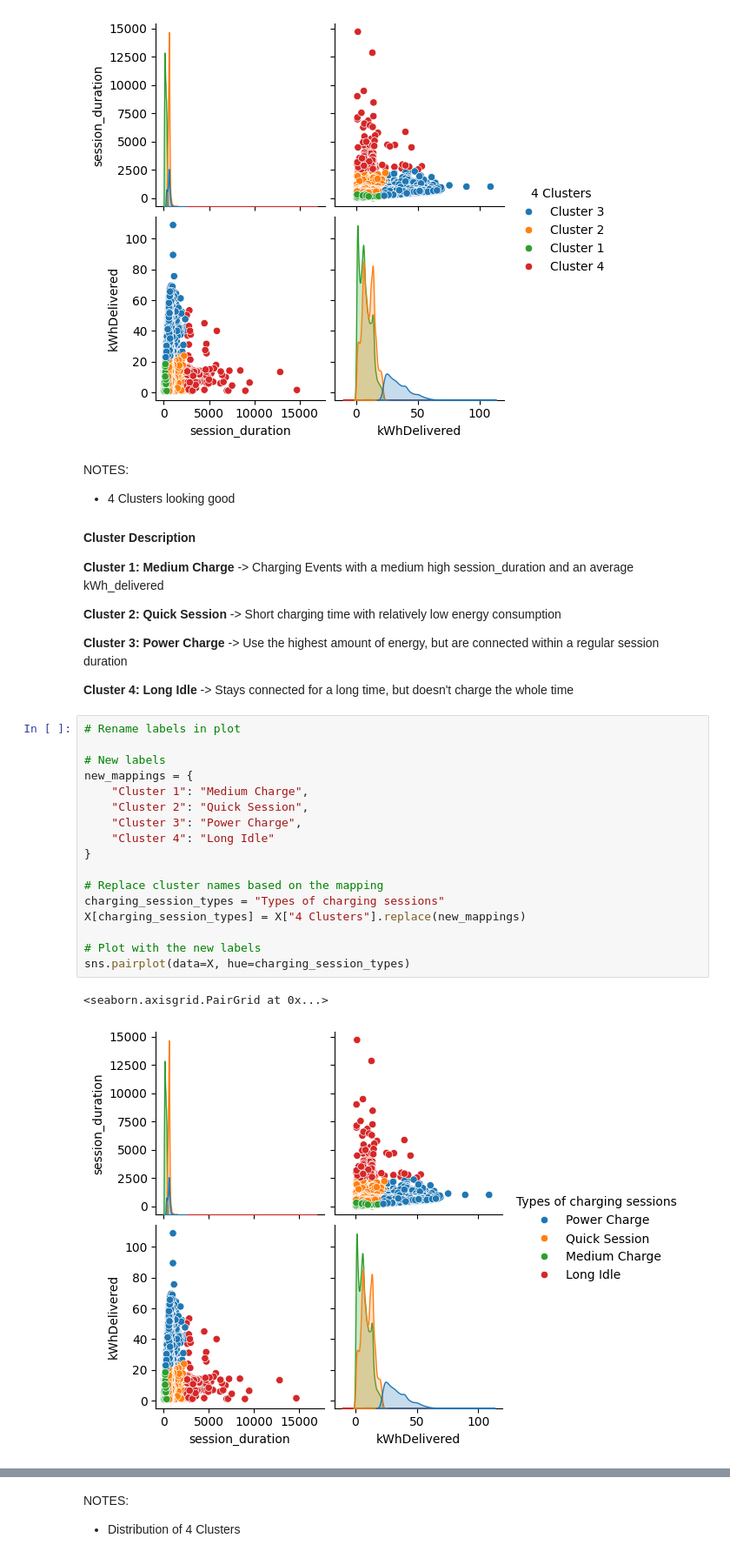
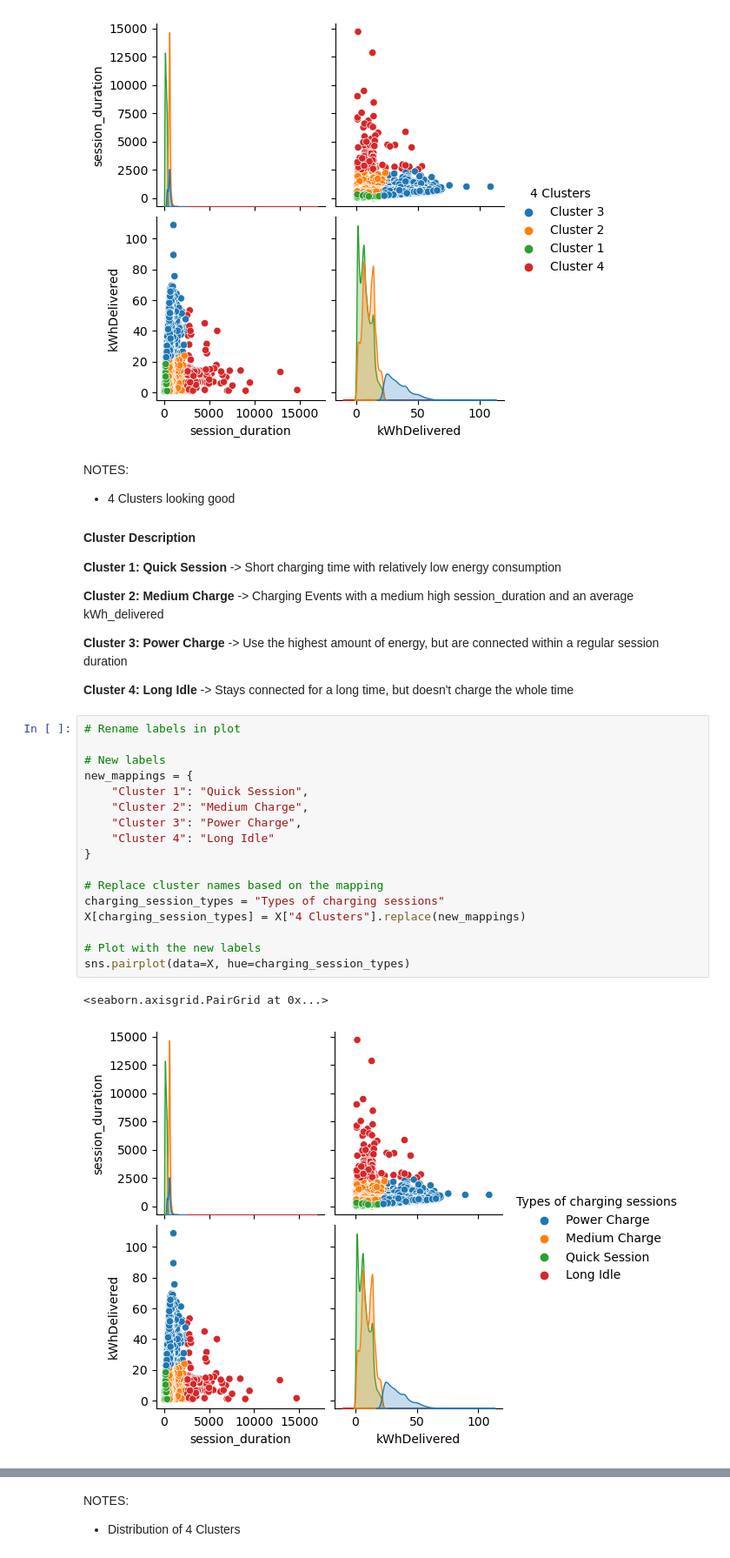
Before and after one commit to Amocon/A-Team_AA-Team-Assignment_2024, a Jupyter notebook: aa_team_assignment/03_clustering_analysis.ipynb, the cells around one changed output, grey strips where cells are left out. Shown at 87% size. Saved outputs shown, nothing was run; the diff lists cells and outputs as text.

```diff
--- a/aa_team_assignment/03_clustering_analysis.ipynb
+++ b/aa_team_assignment/03_clustering_analysis.ipynb
@@ -234,27 +234,27 @@ NOTES:
 - 4 Clusters looking good
 
 <h4>Cluster Description</h4>
-<p><b>Cluster 1: Medium Charge </b>-> Charging Events with a medium high session_duration and an average kWh_delivered</p>
-<p><b>Cluster 2: Quick Session </b>-> Short charging time with relatively low energy consumption </p>
+<p><b>Cluster 1: Quick Session </b>-> Short charging time with relatively low energy consumption </p>
+<p><b>Cluster 2: Medium Charge </b>-> Charging Events with a medium high session_duration and an average kWh_delivered</p>
 <p><b>Cluster 3: Power Charge </b>-> Use the highest amount of energy, but are connected within a regular session duration</p>
 <p><b>Cluster 4: Long Idle </b>-> Stays connected for a long time, but doesn't charge the whole time</p>
 # %%
 # Rename labels in plot
 
 # New labels
 new_mappings = {
-    "Cluster 1": "Medium Charge",
-    "Cluster 2": "Quick Session",
+    "Cluster 1": "Quick Session",
+    "Cluster 2": "Medium Charge",
     "Cluster 3": "Power Charge",
     "Cluster 4": "Long Idle"
 }
 
 # Replace cluster names based on the mapping
 charging_session_types = "Types of charging sessions"
 X[charging_session_types] = X["4 Clusters"].replace(new_mappings)
 
 # Plot with the new labels
 sns.pairplot(data=X, hue=charging_session_types)
 # %% [output]
 <seaborn.axisgrid.PairGrid at 0x...>
-[figure, old version]
+[figure, new version]
```
Also changed, not shown: parts of 14 cells of this notebook.
